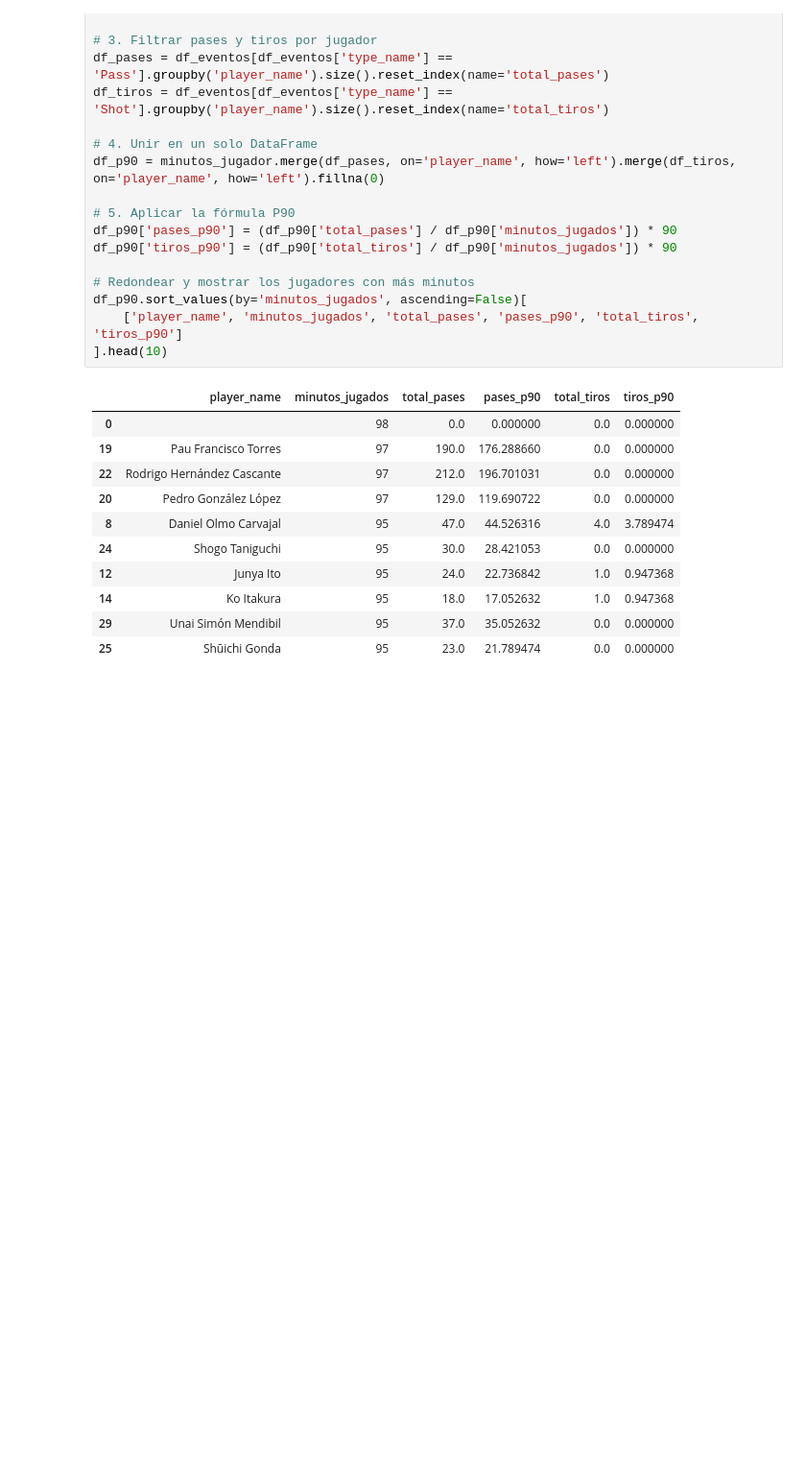
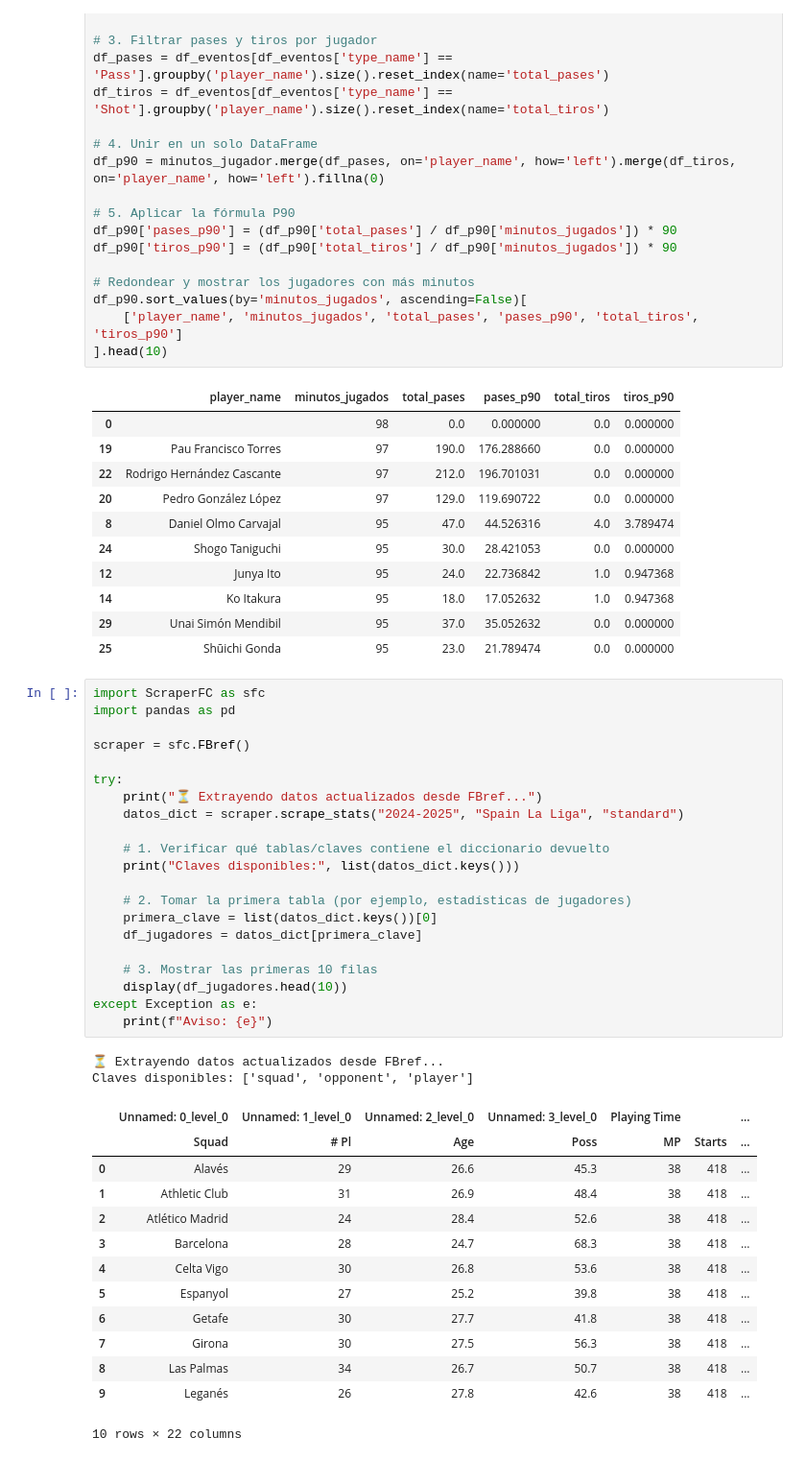
Before and after one commit to Magffbe/football-tactical-dashboard, a Jupyter notebook: experimentos.ipynb, the cells around one changed output. Shown at 96% size. Cells and saved outputs as stored; diff of their text form; blank space fills up the shorter version.

Commit message:
Entorno venv Python 3.12 y pruebas exitosas con ScraperFC

```diff
--- a/experimentos.ipynb
+++ b/experimentos.ipynb
@@ -465,3 +465,40 @@ df_p90.sort_values(by='minutos_jugados', ascending=False)[
 | 14 | Ko Itakura | 95 | 18.0 | 17.052632 | 1.0 | 0.947368 |
 | 29 | Unai Simón Mendibil | 95 | 37.0 | 35.052632 | 0.0 | 0.000000 |
 | 25 | Shūichi Gonda | 95 | 23.0 | 21.789474 | 0.0 | 0.000000 |
+# %%
+import ScraperFC as sfc
+import pandas as pd
+
+scraper = sfc.FBref()
+
+try:
+    print("⏳ Extrayendo datos actualizados desde FBref...")
+    datos_dict = scraper.scrape_stats("2024-2025", "Spain La Liga", "standard")
+
+    # 1. Verificar qué tablas/claves contiene el diccionario devuelto
+    print("Claves disponibles:", list(datos_dict.keys()))
+
+    # 2. Tomar la primera tabla (por ejemplo, estadísticas de jugadores)
+    primera_clave = list(datos_dict.keys())[0]
+    df_jugadores = datos_dict[primera_clave]
+
+    # 3. Mostrar las primeras 10 filas
+    display(df_jugadores.head(10))
+except Exception as e:
+    print(f"Aviso: {e}")
+# %% [output]
+⏳ Extrayendo datos actualizados desde FBref...
+Claves disponibles: ['squad', 'opponent', 'player']
+|  | Unnamed: 0_level_0 | Unnamed: 1_level_0 | Unnamed: 2_level_0 | Unnamed: 3_level_0 | Playing Time |  | ... |
+|  | Squad | # Pl | Age | Poss | MP | Starts | ... |
+| 0 | Alavés | 29 | 26.6 | 45.3 | 38 | 418 | ... |
+| 1 | Athletic Club | 31 | 26.9 | 48.4 | 38 | 418 | ... |
+| 2 | Atlético Madrid | 24 | 28.4 | 52.6 | 38 | 418 | ... |
+| 3 | Barcelona | 28 | 24.7 | 68.3 | 38 | 418 | ... |
+| 4 | Celta Vigo | 30 | 26.8 | 53.6 | 38 | 418 | ... |
+| 5 | Espanyol | 27 | 25.2 | 39.8 | 38 | 418 | ... |
+| 6 | Getafe | 30 | 27.7 | 41.8 | 38 | 418 | ... |
+| 7 | Girona | 30 | 27.5 | 56.3 | 38 | 418 | ... |
+| 8 | Las Palmas | 34 | 26.7 | 50.7 | 38 | 418 | ... |
+| 9 | Leganés | 26 | 27.8 | 42.6 | 38 | 418 | ... |
+10 rows × 22 columns
```
Also changed, not shown: 2 other files.
